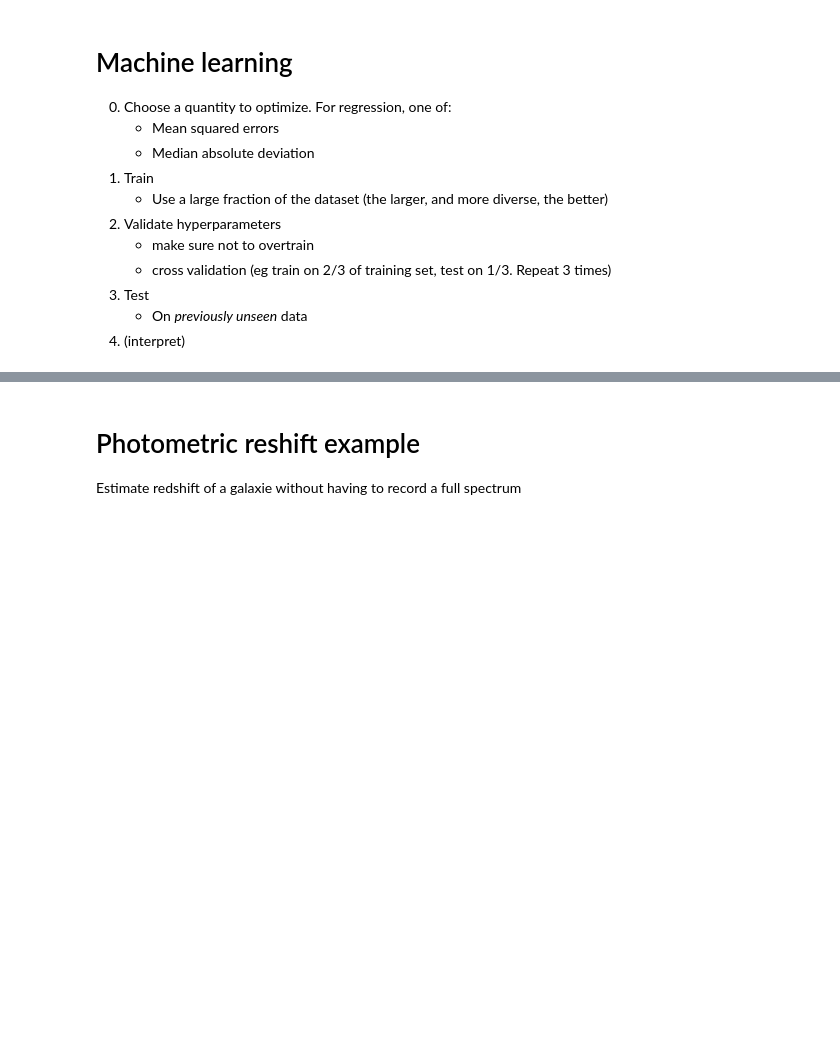
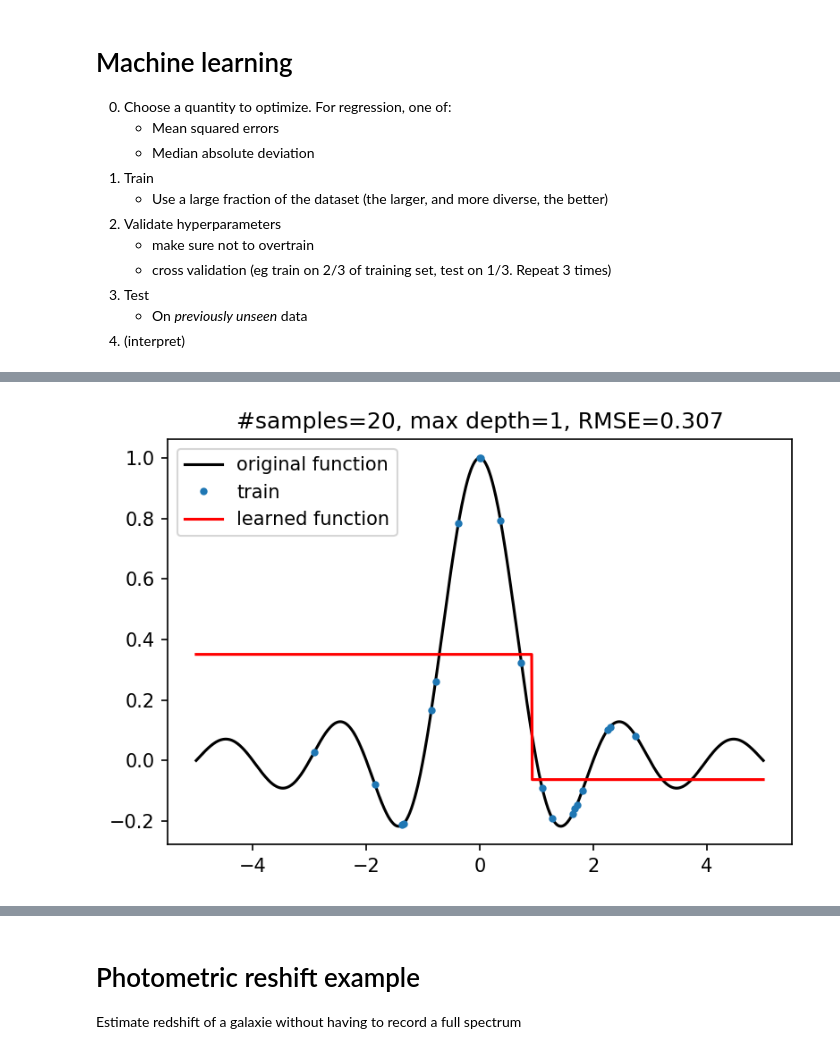
Before and after one commit to PierreGratier/AIISL, a Jupyter notebook: AIISL.ipynb, the cells around one changed output, grey strips where cells are left out. Cells and saved outputs as stored; diff of their text form; code cells hidden in the pictures; blank space fills up the shorter version.

Commit message:
Decision tree introduction

```diff
--- a/AIISL.ipynb
+++ b/AIISL.ipynb
@@ -42,13 +33,3 @@ Predict an output property knowning a set of input parameters
 3. Test
      - On *previously unseen* data
 4. (interpret)
-# %%
-def func(x):
-    return np.cos(x)
-
-npts = 50
-noise = 0
-X = np.atleast_2d(np.random.uniform(-np.pi,np.pi,npts)).T
-y = func(X[:,0]) + np.random.normal(0,noise,len(X))
-pl.plot(X,y,c='C0',marker='.',ls='none')
-pl.show()
@@ -89,0 +68,32 @@ Wall time: 393 ms
+# %%
+from sklearn.tree import DecisionTreeRegressor
+from sklearn.ensemble import RandomForestRegressor
+def nonlinfunc(x):
+    return np.sinc(x)
+
+def create_trainset(ntrain=20,ntest=1000,noise=0.):
+    xmin, xmax = -3, 3
+    x_true = np.linspace(xmin-2,xmax+2,ntest)
+    x_train = np.random.uniform(xmin, xmax, ntrain)
+    y_true = nonlinfunc(x_true)
+    y_train = nonlinfunc(x_train)
+    y_train += np.random.normal(0,noise,ntrain)
+    return x_train, y_train, x_true, y_true
+
+def plot_depth(idepth, **kwargs):
+    pl.plot(xtest,ytrue,'k-',label="original function")
+    pl.plot(xtrain,ytrain,'C0.',label='train')
+    reg_eg = DecisionTreeRegressor(max_depth=idepth)
+    reg_eg.fit(xtrain.reshape(-1,1), ytrain)
+    pred = reg_eg.predict(xtest.reshape(-1,1))
+    pl.plot(xtest,pred,'r-',label='learned function')
+    rmse = np.sqrt(((ytrue-pred)**2).mean())
+    pl.title("#samples={}, max depth={}, RMSE={:5.3f}".format(len(xtrain),idepth, rmse))
+    pl.legend(loc='upper left')
+    pl.show()
+# %%
+np.random.seed(1234)
+xtrain, ytrain, xtest, ytrue = create_trainset()
+plot_depth(1)
+# %% [output]
+[figure, added]
```
Also changed, not shown: parts of 28 cells of this notebook.
